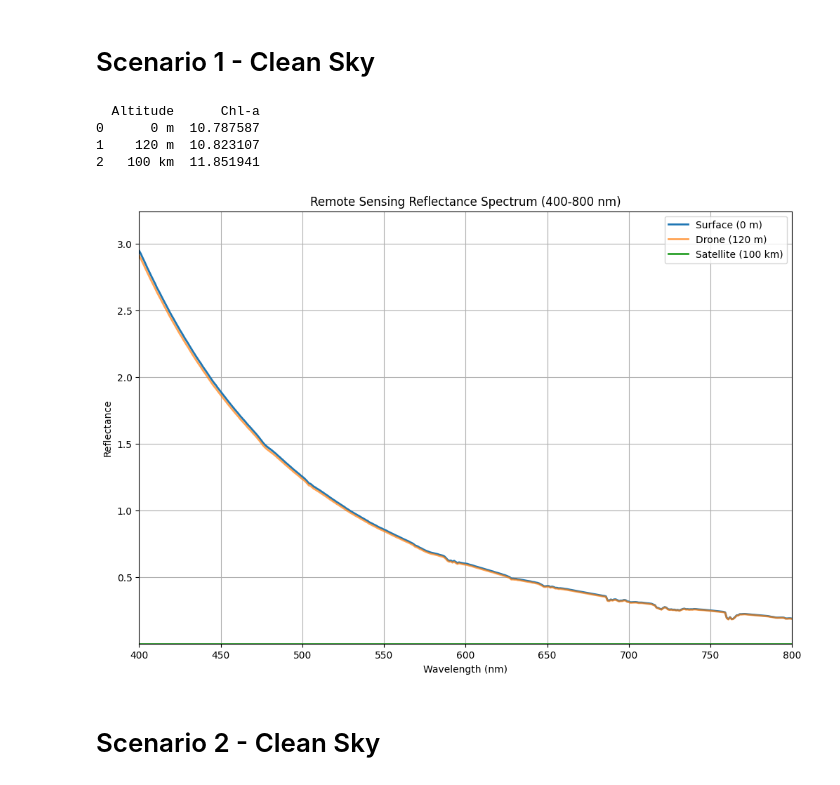
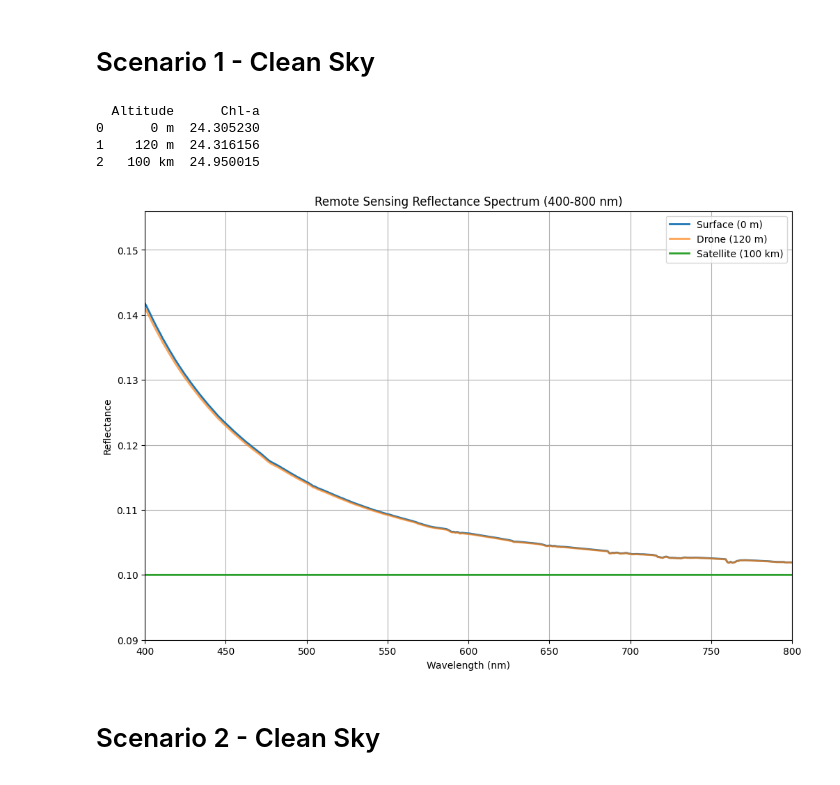
Before and after one commit to SkaugJr/TTK4265-OptiskFjernmaaling, a Jupyter notebook: Prosjekt2/RTM.ipynb, the cells around one changed output. Saved outputs shown, nothing was run; the diff lists cells and outputs as text; code cells hidden in the pictures.

```diff
--- a/Prosjekt2/RTM.ipynb
+++ b/Prosjekt2/RTM.ipynb
@@ -14,27 +14,35 @@ def calculate_chlorophyll_a(reflectance_data):
     b = 14.85
     c = -15.18
 
-    # Extract reflectance values at the specific wavelengths
-    Rrs_709 = reflectance_data.loc[reflectance_data['lambda'] == 709, 'reflectance'].values
-    Rrs_665 = reflectance_data.loc[reflectance_data['lambda'] == 665, 'reflectance'].values
+    # Extract all columns that start with 'reflectance_'
+    reflectance_columns = [col for col in reflectance_data.columns if col.startswith('reflectance')]
 
-    # Ensure we have the reflectance values
-    if Rrs_709.size > 0 and Rrs_665.size > 0:
-        Rrs_709_value = Rrs_709[0]
-        Rrs_665_value = Rrs_665[0]
+    # Initialize a dictionary to store the results
+    chlorophyll_a_results = {}
 
-        # Calculate Chl-a using the given empirical formula
-        Chl_a = a * (Rrs_709_value / Rrs_665_value) ** 2 + b * (Rrs_709_value / Rrs_665_value) + c
-        return Chl_a
-    else:
-        print("Reflectance values for 709 nm or 665 nm are not available.")
-        return None
+    for col in reflectance_columns:
+        # Extract reflectance values at the specific wavelengths
+        Rrs_709 = reflectance_data.loc[reflectance_data['lambda'] == 709, col].values
+        Rrs_665 = reflectance_data.loc[reflectance_data['lambda'] == 665, col].values
+
+        # Ensure we have the reflectance values
+        if Rrs_709.size > 0 and Rrs_665.size > 0:
+            Rrs_709_value = Rrs_709[0]
+            Rrs_665_value = Rrs_665[0]
+
+            # Calculate Chl-a using the given empirical formula
+            Chl_a = a * (Rrs_709_value / Rrs_665_value) ** 2 + b * (Rrs_709_value / Rrs_665_value) + c
+            chlorophyll_a_results[col] = Chl_a
+        else:
+            print(f"Reflectance values for 709 nm or 665 nm are not available in column {col}.")
+            chlorophyll_a_results[col] = None
+
+    return chlorophyll_a_results
 
 def parse_uvspec_output(filename):
 
     data = np.loadtxt(filename)
     data = pd.DataFrame(data, columns=['lambda', 'edir', 'edn', 'eup' , 'uavgdir', 'uavgdn', 'uavgup'])
-    data['reflectance'] = data['edn'] / data['eup']
 
     return data
 
@@ -209,46 +217,49 @@ def parse_uvspec_output_umu_phi(filename):
 # %%
 # load data
 SC1_0m = parse_uvspec_output('Data/SC1_0m.OUT')
+SC1_0m['reflectance'] = SC1_0m['eup'] / SC1_0m['edir']
 
 SC1_120m = parse_uvspec_output('Data/SC1_120m.OUT')
+SC1_120m['reflectance'] = SC1_120m['eup'] / SC1_120m['edir']
 
 SC1_TOA = parse_uvspec_output('Data/SC1_TOA.OUT')
+SC1_TOA['reflectance'] = SC1_TOA['eup'] / SC1_TOA['edir']
 
 
 # Calculate Chl-a for each dataset
 chl_a_0m = calculate_chlorophyll_a(SC1_0m)
 chl_a_120m = calculate_chlorophyll_a(SC1_120m)
 chl_a_TOA = calculate_chlorophyll_a(SC1_TOA)
 
 chl_df = pd.DataFrame({
     'Altitude': ['0 m', '120 m', '100 km'],
-    'Chl-a': [chl_a_0m, chl_a_120m, chl_a_TOA]
+    'Chl-a': [chl_a_0m.get('reflectance'), chl_a_120m.get('reflectance'), chl_a_TOA.get('reflectance')]
 })
 
 print(chl_df)
 
 # Plot reflectance spectra
 plt.figure(figsize=(12, 8))
 plt.plot(SC1_0m['lambda'], SC1_0m['reflectance'], label='Surface (0 m)', linewidth=2)
 plt.plot(SC1_120m['lambda'], SC1_120m['reflectance'], label='Drone (120 m)' , linewidth=2 , alpha=0.7)
 plt.plot(SC1_TOA['lambda'], SC1_TOA['reflectance'], label='Satellite (100 km)' , linewidth=2)
 plt.xlabel('Wavelength (nm)')
 plt.ylabel('Reflectance')
 plt.title('Remote Sensing Reflectance Spectrum (400-800 nm)')
 plt.legend()
 
 plt.xlim(400, 800)
 plt.ylim(
     min(SC1_0m['reflectance'].min(), SC1_120m['reflectance'].min(), SC1_TOA['reflectance'].min())*0.9,
     max(SC1_0m['reflectance'].max(), SC1_120m['reflectance'].max(), SC1_TOA['reflectance'].max()) * 1.1
 )
 plt.grid(True)
 plt.show()
 # %% [output]
   Altitude      Chl-a
-0      0 m  10.787587
-1    120 m  10.823107
-2   100 km  11.851941
+0      0 m  24.305230
+1    120 m  24.316156
+2   100 km  24.950015
-[figure, old version]
+[figure, new version]
 # %% [markdown]
 # Scenario 2 - Clean Sky
```
Also changed, not shown: parts of 2 cells of this notebook, 4 other files.
